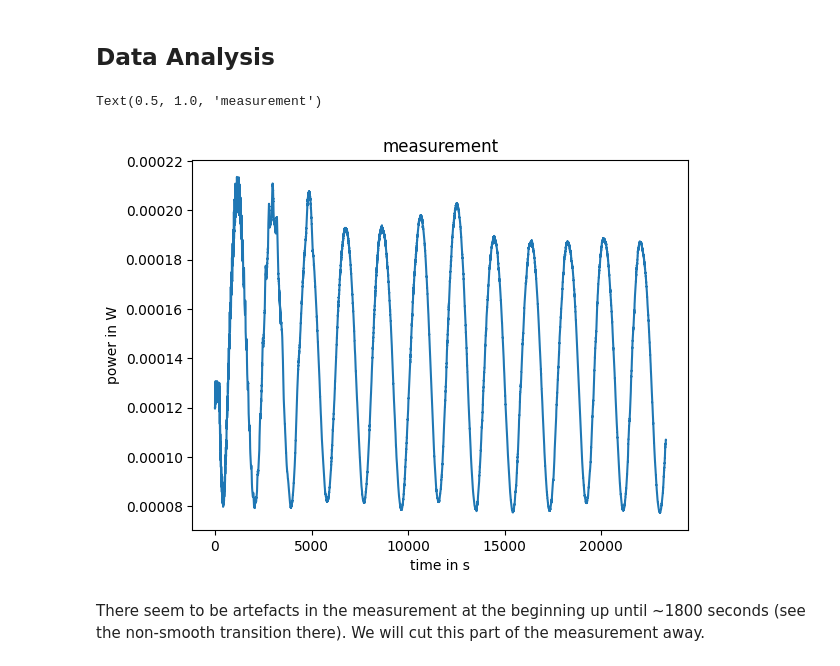
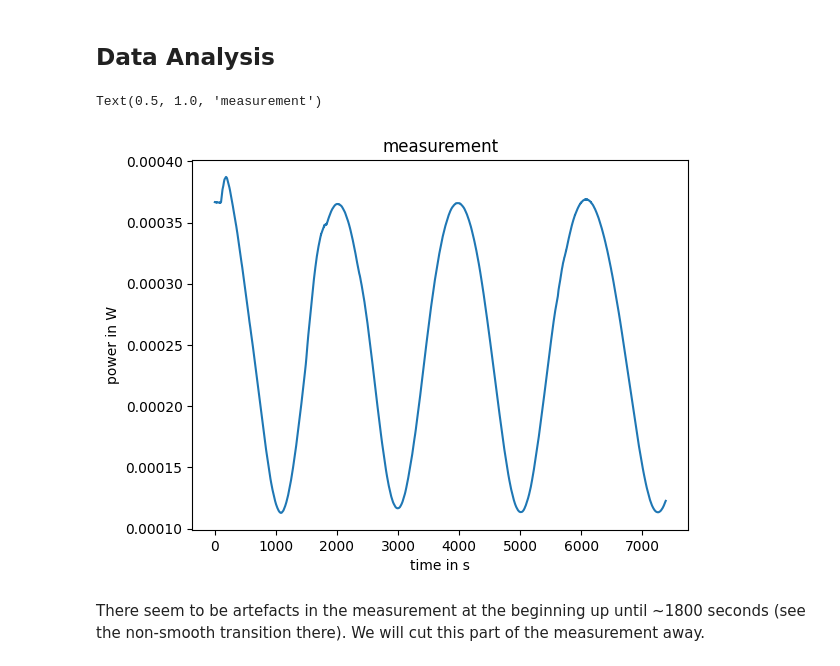
Before and after one commit to leo1200/thin-films, a Jupyter notebook: notebooks/one_growing_layer.ipynb, the cells around one changed output. Cells and saved outputs as stored; diff of their text form; code cells hidden in the pictures.

```diff
--- a/notebooks/one_growing_layer.ipynb
+++ b/notebooks/one_growing_layer.ipynb
@@ -154,31 +156,31 @@ interactive(children=(FloatSlider(value=1.0, description='vfac', max=3.0, min=-1
 ## Data Analysis
 # %%
 # Define the CSV file path
-file_path = 'data/measurement2.csv'
+file_path = 'data/measurement.csv'
 
 # Read the CSV, skipping rows until the data table starts
 df = pd.read_csv(file_path, sep=';', skiprows=14, decimal=',')
 df.columns = df.columns.str.strip()
 
 # Strip whitespace and convert to datetime objects
 df['Time'] = pd.to_datetime(df['Time of day (hh:mm:ss)'].str.strip(), format='%H:%M:%S.%f')
 
 # Calculate time since the start
 start_time = df['Time'].iloc[0]
 df['Time Since Start (seconds)'] = (df['Time'] - start_time).dt.total_seconds()
 
 # Save as jnp arrays
 time_points_measured = jnp.asarray(df['Time Since Start (seconds)'])
 power_measured = jnp.asarray(df["Power (W)"])
 
 # Display the result
 plt.plot(time_points_measured, power_measured)
 plt.xlabel("time in s")
 plt.ylabel("power in W")
 plt.title("measurement")
 # %% [output]
 Text(0.5, 1.0, 'measurement')
-[figure, old version]
+[figure, new version]
 # %% [markdown]
 There seem to be artefacts in the measurement at the beginning up until ~1800 seconds (see the non-smooth transition there). We will cut this part of the measurement away.
 # %%
```
Also changed, not shown: parts of 11 cells of this notebook, 12 other files.
